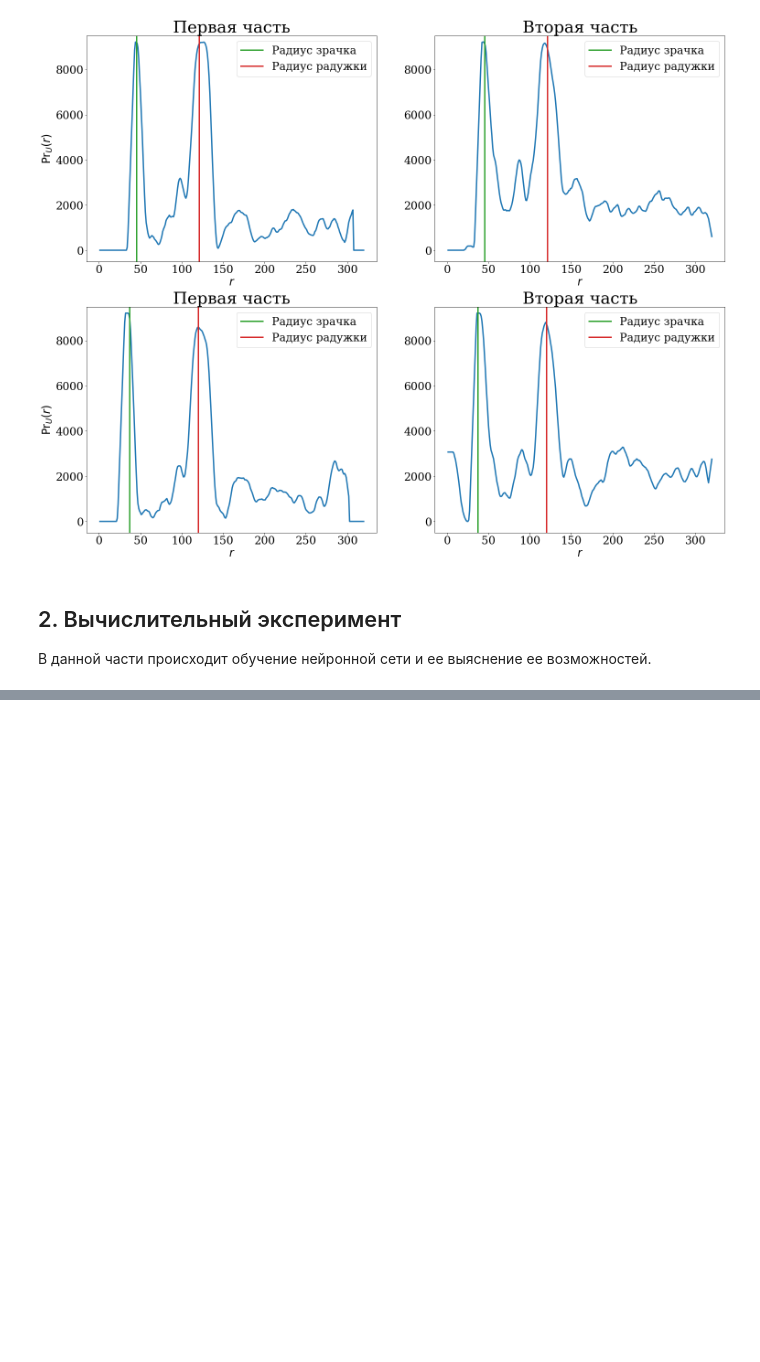
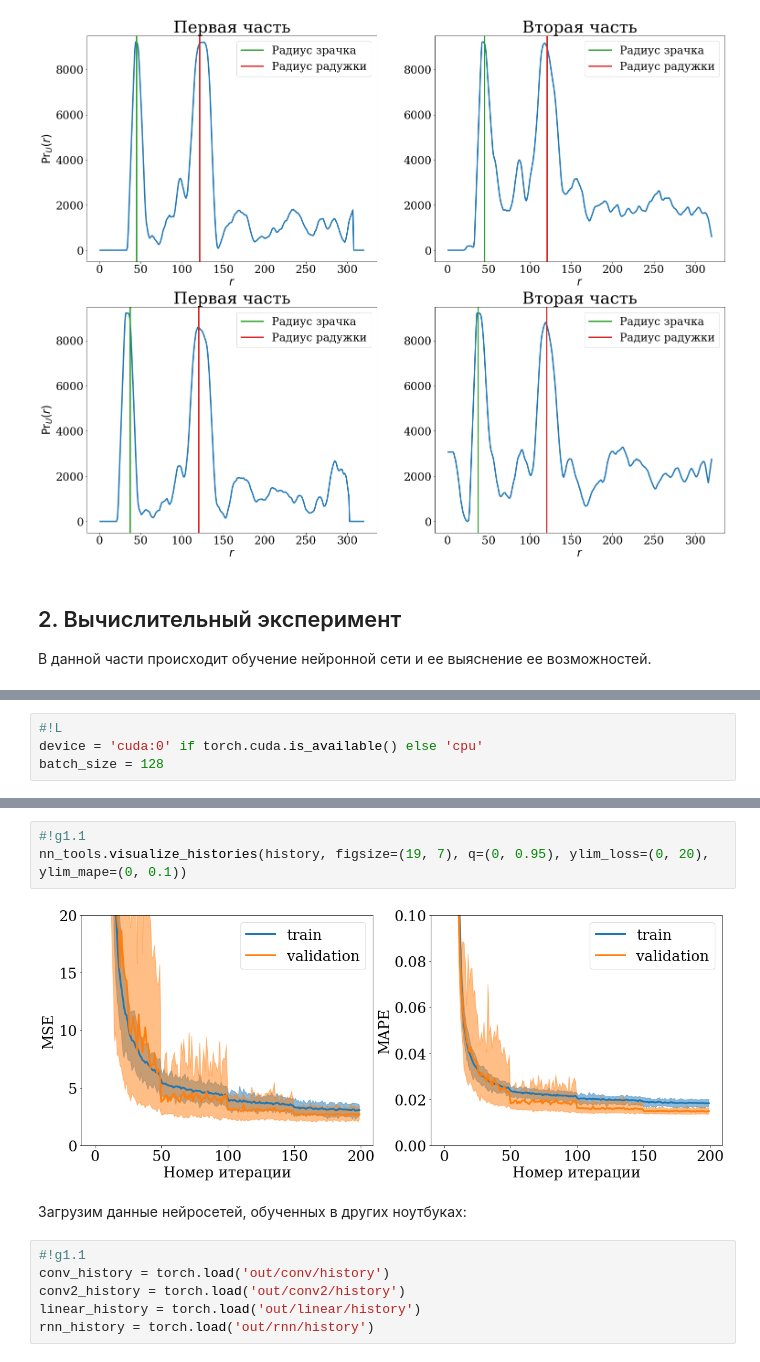
Before and after one commit to Intelligent-Systems-Phystech/2021-Project88, a Jupyter notebook: code/Bazhenov.ipynb, the cells around one changed output, grey strips where cells are left out. Cells and saved outputs as stored; diff of their text form; blank space fills up the shorter version.

```diff
--- a/code/Bazhenov.ipynb
+++ b/code/Bazhenov.ipynb
@@ -214,0 +115,4 @@ plt.ylabel('MSE');
+# %%
+#!L
+device = 'cuda:0' if torch.cuda.is_available() else 'cpu'
+batch_size = 128
@@ -214,0 +168,13 @@ plt.ylabel('MSE');
+# %%
+#!g1.1
+nn_tools.visualize_histories(history, figsize=(19, 7), q=(0, 0.95), ylim_loss=(0, 20), ylim_mape=(0, 0.1))
+# %% [output]
+[figure, added]
+# %% [markdown]
+Загрузим данные нейросетей, обученных в других ноутбуках:
+# %%
+#!g1.1
+conv_history = torch.load('out/conv/history')
+conv2_history = torch.load('out/conv2/history')
+linear_history = torch.load('out/linear/history')
+rnn_history = torch.load('out/rnn/history')
```
Also changed, not shown: parts of 51 cells of this notebook, 6 other files.
